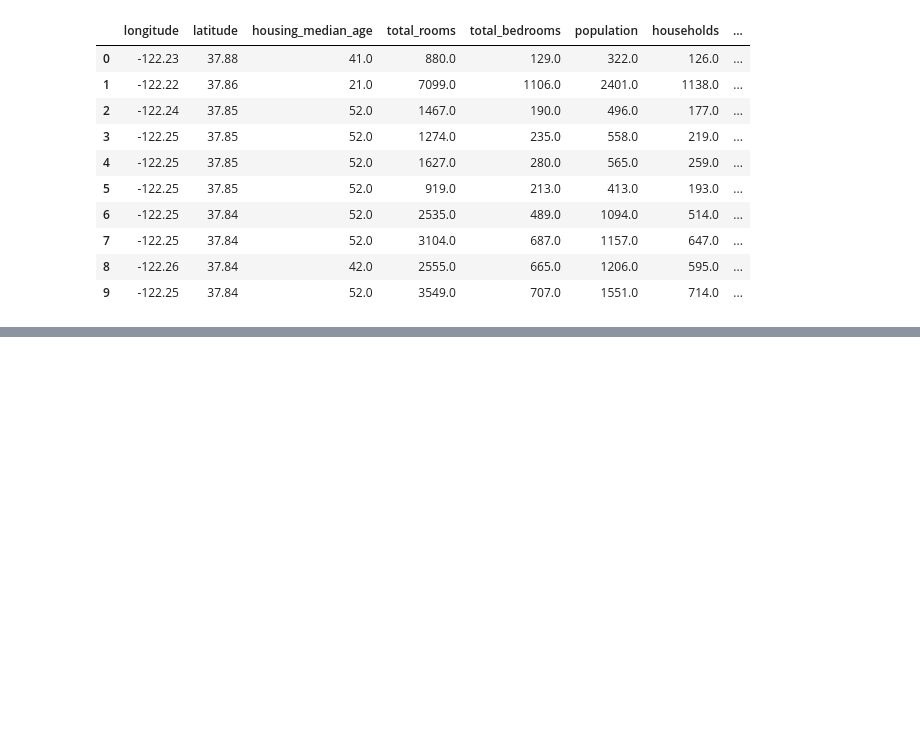
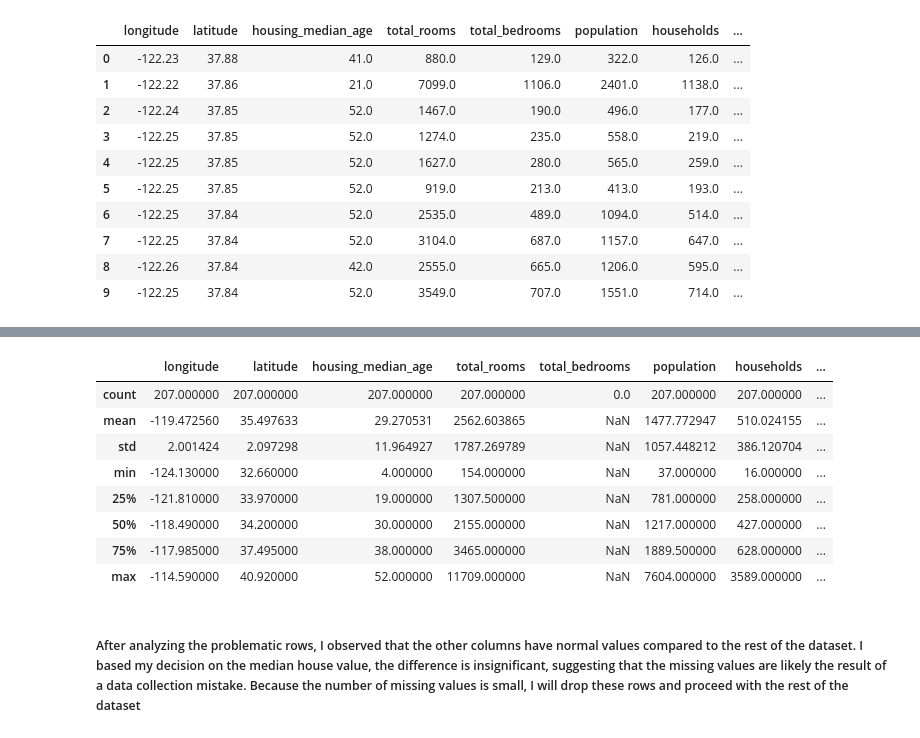
Before and after one commit to kovexison/Practica-AI, a Jupyter notebook: 01-ML-Regression/house_pricing.ipynb, the cells around one changed output, grey strips where cells are left out. Cells and saved outputs as stored; diff of their text form; code cells hidden in the pictures; blank space fills up the shorter version.

```diff
--- a/01-ML-Regression/house_pricing.ipynb
+++ b/01-ML-Regression/house_pricing.ipynb
@@ -20,0 +69,4 @@ df.head(10)
+# %%
+df_problematic = df[df['total_bedrooms'].isnull()]
+
+df_problematic.head()
@@ -20,0 +80,14 @@ df.head(10)
+# %%
+df_problematic.describe()
+# %% [output]
+|  | longitude | latitude | housing_median_age | total_rooms | total_bedrooms | population | households | ... |
+| count | 207.000000 | 207.000000 | 207.000000 | 207.000000 | 0.0 | 207.000000 | 207.000000 | ... |
+| mean | -119.472560 | 35.497633 | 29.270531 | 2562.603865 | NaN | 1477.772947 | 510.024155 | ... |
+| std | 2.001424 | 2.097298 | 11.964927 | 1787.269789 | NaN | 1057.448212 | 386.120704 | ... |
+| min | -124.130000 | 32.660000 | 4.000000 | 154.000000 | NaN | 37.000000 | 16.000000 | ... |
+| 25% | -121.810000 | 33.970000 | 19.000000 | 1307.500000 | NaN | 781.000000 | 258.000000 | ... |
+| 50% | -118.490000 | 34.200000 | 30.000000 | 2155.000000 | NaN | 1217.000000 | 427.000000 | ... |
+| 75% | -117.985000 | 37.495000 | 38.000000 | 3465.000000 | NaN | 1889.500000 | 628.000000 | ... |
+| max | -114.590000 | 40.920000 | 52.000000 | 11709.000000 | NaN | 7604.000000 | 3589.000000 | ... |
+# %% [markdown]
+##### After analyzing the problematic rows, I observed that the other columns have normal values compared to the rest of the dataset. I based my decision on the median house value, the difference is insignificant, suggesting that the missing values are likely the result of a data collection mistake. Because the number of missing values is small, I will drop these rows and proceed with the rest of the dataset
```
Also changed, not shown: parts of 10 cells of this notebook.
